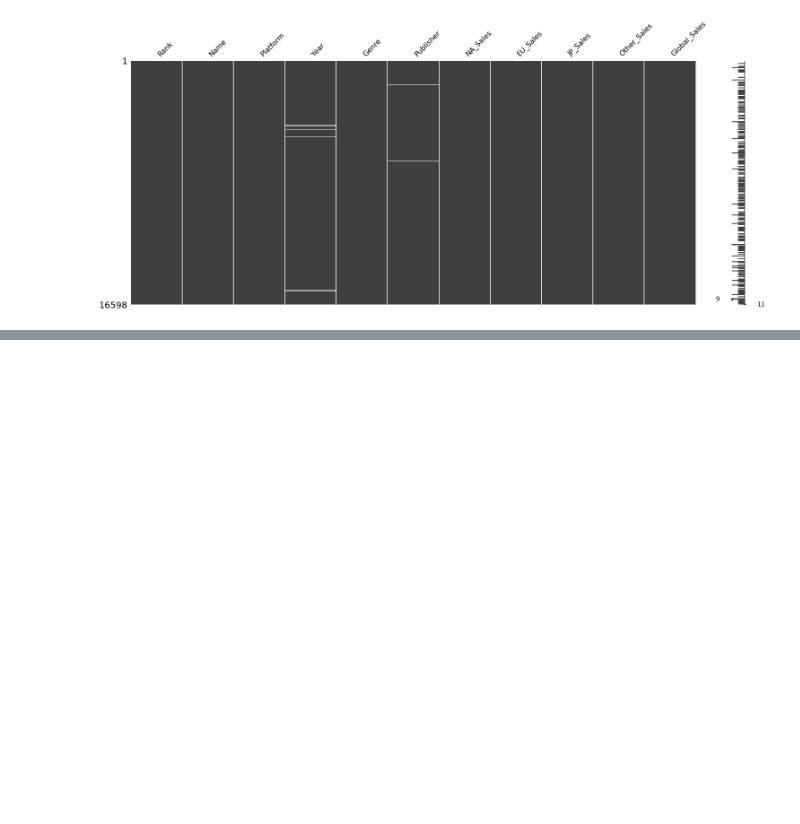
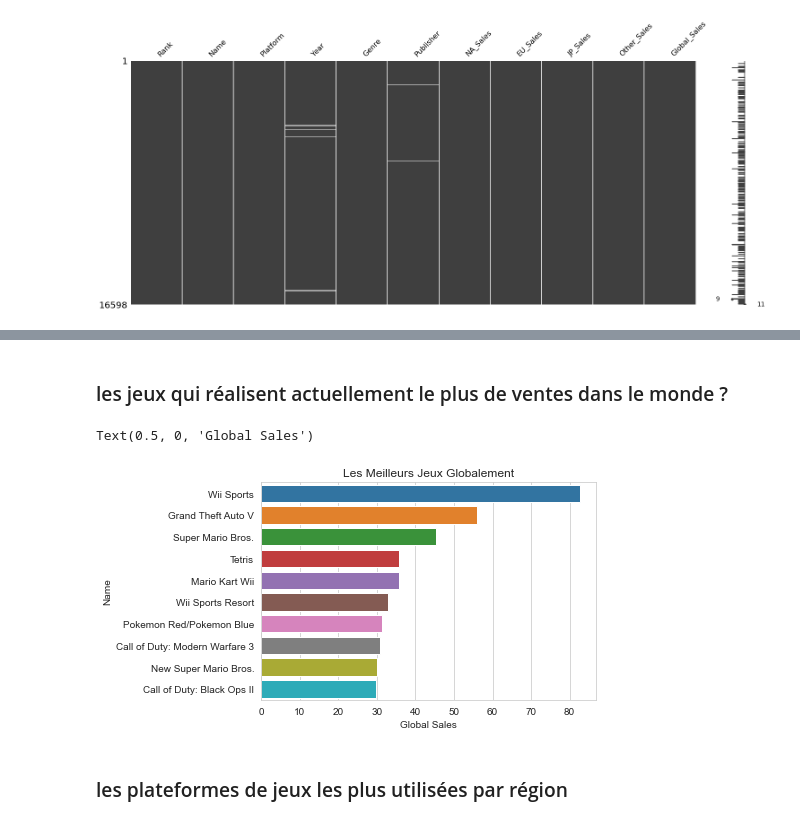
Before and after one commit to stdynv/suivi_projet_data, a Jupyter notebook: projet.ipynb, the cells around one changed output, grey strips where cells are left out. Drawn from its saved outputs; the diff is of its cells as text; code cells hidden in the pictures; blank space fills up the shorter version.

```diff
--- a/projet.ipynb
+++ b/projet.ipynb
@@ -183,0 +207,13 @@ plt.show()
+# %% [markdown]
+### les jeux qui réalisent actuellement le plus de ventes dans le monde ?
+# %%
+top = pd.DataFrame(df.groupby("Name")[["Global_Sales"]].sum().sort_values(by=['Global_Sales'],ascending=False).reset_index())
+top_10 = pd.DataFrame(top.head(10))
+ax = sns.barplot(x='Global_Sales', y='Name', data=top_10)
+ax.set_title('Les Meilleurs Jeux Globalement')
+ax.set_xlabel('Global Sales')
+# %% [output]
+Text(0.5, 0, 'Global Sales')
+[figure, added]
+# %% [markdown]
+### les plateformes de jeux les plus utilisées  par région
```
Also changed, not shown: parts of 44 cells of this notebook.
